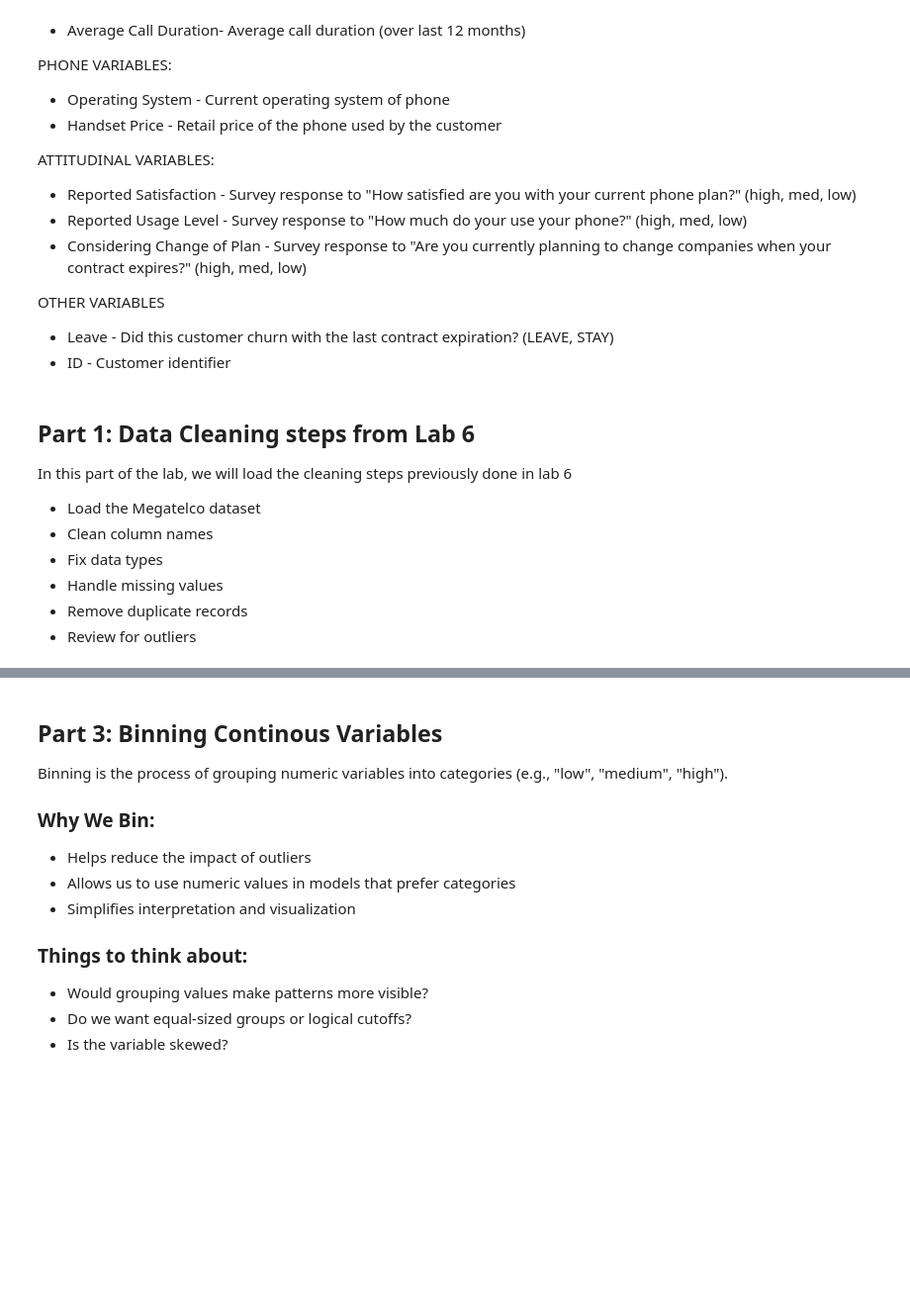
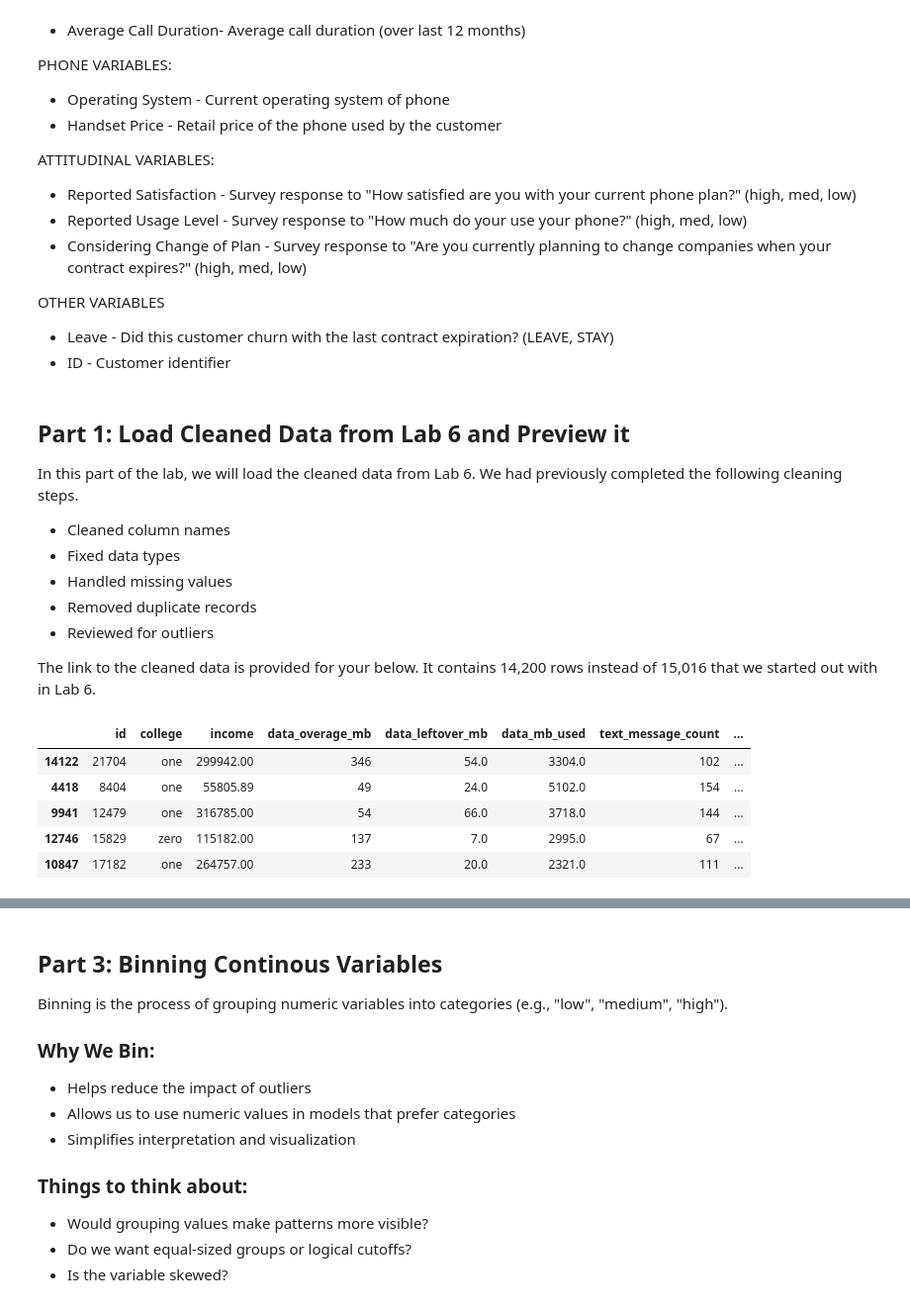
Before and after one commit to Luoxiaowanzi/IS-4487-Guide, a Jupyter notebook: Labs/lab_07_data_transformation.ipynb, the cells around one changed output, grey strips where cells are left out. Shown at 99% size. Cells and saved outputs as stored; diff of their text form; code cells hidden in the pictures; blank space fills up the shorter version.

```diff
--- a/Labs/lab_07_data_transformation.ipynb
+++ b/Labs/lab_07_data_transformation.ipynb
@@ -54,25 +55,33 @@ OTHER VARIABLES
  - Leave - Did this customer churn with the last contract expiration? (LEAVE, STAY)
  - ID - Customer identifier
 # %% [markdown]
-## **Part 1: Data Cleaning steps from Lab 6**
+## **Part 1: Load Cleaned Data from Lab 6 and Preview it**
 
-In this part of the lab, we will load the cleaning steps previously done in lab 6
+In this part of the lab, we will load the cleaned data from Lab 6. We had previously completed the following cleaning steps.
 
-- Load the Megatelco dataset
-- Clean column names
-- Fix data types
-- Handle missing values
-- Remove duplicate records
-- Review for outliers
+- Cleaned column names
+- Fixed data types
+- Handled missing values
+- Removed duplicate records
+- Reviewed for outliers
+
+The link to the cleaned data is provided for your below. It contains 14,200 rows instead of 15,016 that we started out with in Lab 6.
 # %%
 import pandas as pd
 import numpy as np
 import matplotlib.pyplot as plt
 
-url = "https://raw.githubusercontent.com/vandanara/UofUtah_IS4487/refs/heads/main/DataSets/megatelco_leave_survey_data_cleaning.csv"
+url = "https://raw.githubusercontent.com/vandanara/UofUtah_IS4487/refs/heads/main/DataSets/megatelco_cleaned.csv"
 df = pd.read_csv(url)
 
-df.head()
+df.sample(n =5)
+# %% [output]
+|  | id | college | income | data_overage_mb | data_leftover_mb | data_mb_used | text_message_count | ... |
+| 14122 | 21704 | one | 299942.00 | 346 | 54.0 | 3304.0 | 102 | ... |
+| 4418 | 8404 | one | 55805.89 | 49 | 24.0 | 5102.0 | 154 | ... |
+| 9941 | 12479 | one | 316785.00 | 54 | 66.0 | 3718.0 | 144 | ... |
+| 12746 | 15829 | zero | 115182.00 | 137 | 7.0 | 2995.0 | 67 | ... |
+| 10847 | 17182 | one | 264757.00 | 233 | 20.0 | 2321.0 | 111 | ... |
 # %%
 #check datatypes
 df.info()
```
Also changed, not shown: parts of 14 cells of this notebook.
